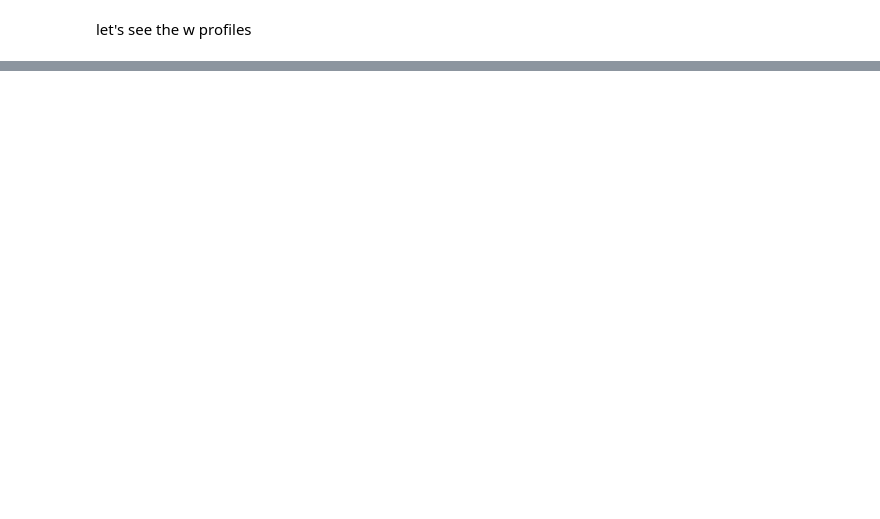
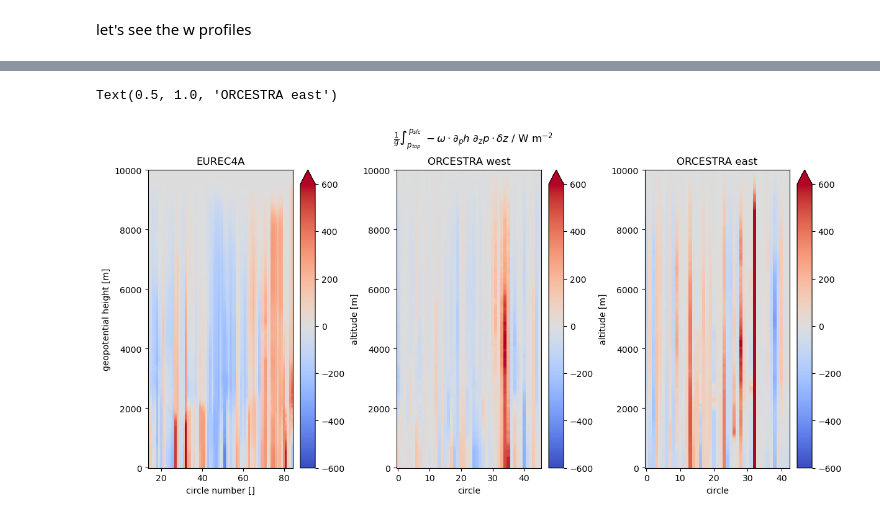
Before and after one commit to meteorologopazzo/BCO_observational, a Jupyter notebook: w_circle_drops.ipynb, the cells around one changed output, grey strips where cells are left out. Drawn from its saved outputs; the diff is of its cells as text; code cells hidden in the pictures; blank space fills up the shorter version.

```diff
--- a/w_circle_drops.ipynb
+++ b/w_circle_drops.ipynb
@@ -236,0 +313,21 @@ rhow_orw = beach4w.omega / (- g)
+# %%
+## dz = 10
+G_eu = (vertAdv_eu*(joanne4.p.differentiate("alt", edge_order=2))*10.).isel(alt=slice(None, None, -1)).cumsum("alt").isel(alt=slice(None, None, -1))
+
+G_orw = (vertAdv_orw*(beach4w.p_mean.differentiate("altitude", edge_order=2))*10.).isel(altitude=slice(None, None, -1)).cumsum("altitude").isel(altitude=slice(None, None, -1))
+G_ore = (vertAdv_ore*(beach4e.p_mean.differentiate("altitude", edge_order=2))*10.).isel(altitude=slice(None, None, -1)).cumsum("altitude").isel(altitude=slice(None, None, -1))
+# %%
+fig, ax = plt.subplots(1, 3, figsize=(12, 6), constrained_layout=True)
+fig.suptitle( r" $ \frac{1}{g} \int_{p_{top}}^{p_{sfc}} ~ -\omega \cdot \partial_p h ~ \partial_z p \cdot \delta z $ / $\rm W~m^{-2}$ " )
+
+(G_eu / g).plot(ax=ax[0], y="alt", vmin=-600, vmax=600, cmap="coolwarm", cbar_kwargs={"label": ""})
+ax[0].set_title("EUREC4A")
+
+(G_orw / g).plot(ax=ax[1], y="altitude", vmin=-600, vmax=600, cmap="coolwarm", cbar_kwargs={"label": ""})
+ax[1].set_title("ORCESTRA west")
+
+(G_ore / g).plot(ax=ax[2], y="altitude", vmin=-600, vmax=600, cmap="coolwarm", cbar_kwargs={"label": ""})
+ax[2].set_title("ORCESTRA east")
+# %% [output]
+Text(0.5, 1.0, 'ORCESTRA east')
+[figure, added]
```
Also changed, not shown: parts of 19 cells of this notebook, 9 other files.
